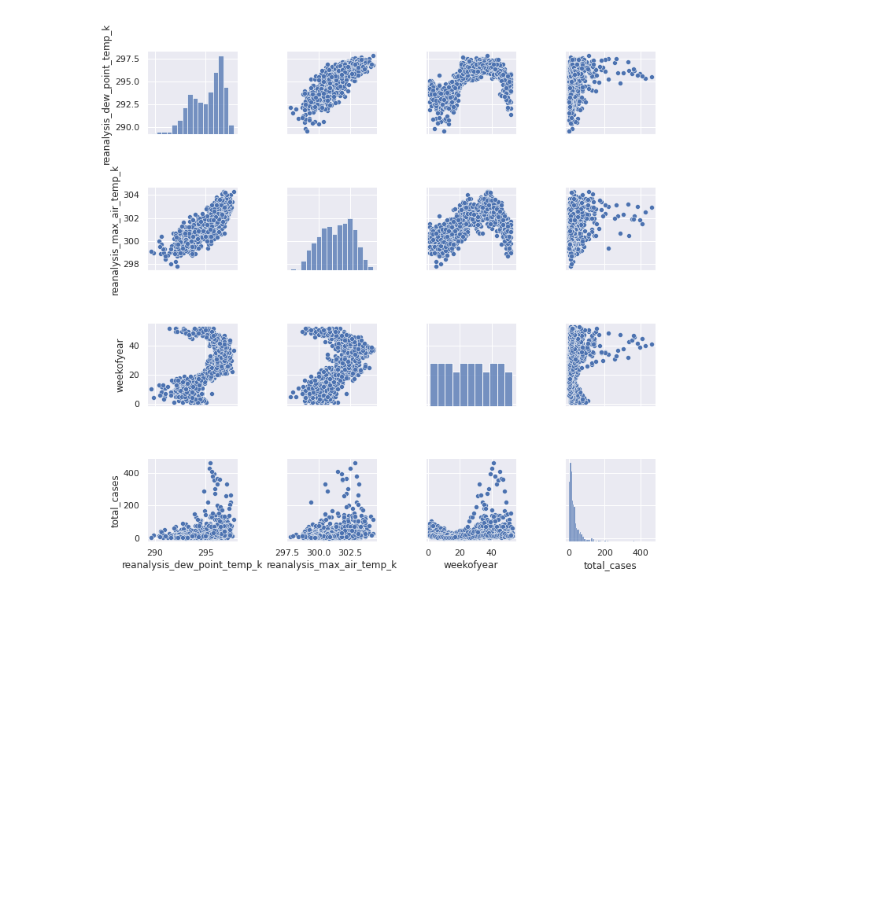
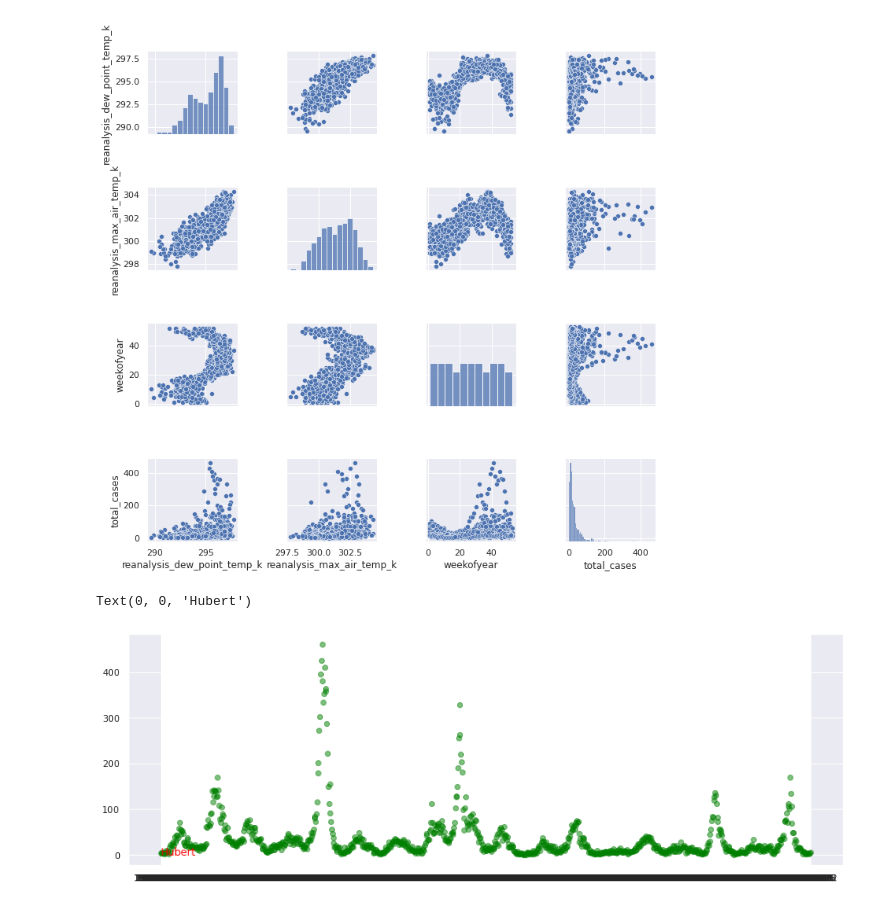
Before and after one commit to sipocz/_dengue, a Jupyter notebook: _dengue_01.ipynb, the cells around one changed output. Drawn from its saved outputs; the diff is of its cells as text; code cells hidden in the pictures; blank space fills up the shorter version.

Commit message:
Létrehozva a Colaboratory használatával

```diff
--- a/_dengue_01.ipynb
+++ b/_dengue_01.ipynb
@@ -3,16 +47,4 @@
 # %%
-
-#_Dengue
-
-_PCVERSION_=False
-
-
-if _PCVERSION_:
-    basedir="C:/Users/sipocz/OneDrive/Dokumentumok/GitHub"
-else:
-    from google.colab import drive
-    drive.mount('/content/drive',force_remount=True)
-    basedir="/content/drive/My Drive/001_AI"
 
 import numpy as np
 import pandas as pd
@@ -35,8 +67,8 @@ def outlierStatistic(X_train_predict):
             outlier+=1
     print(f"A összes ({maxX} darabból {outlier} darab outlier van. Az {outlier/maxX*100:5.1f} %.)")
 
-features_train=basedir+"/_dengue/dengue_features_train.csv"
-labels_train=basedir+"/_dengue/dengue_labels_train.csv"
+features_train=basedir+_project+"/"+"dengue_features_train.csv"
+labels_train=basedir+_project+"/"+"dengue_labels_train.csv"
 
 
 X_train=pd.read_csv(features_train)
@@ -179,3 +210,14 @@ sns.pairplot(XX_sj[["reanalysis_dew_point_temp_k","reanalysis_max_air_temp_k","w
 plt.show();
 # %% [output]
 [figure]
+# %%
+plt.figure(figsize=(15,5))
+plt.subplot(111)
+#plt.scatter(indexer,,c="green",alpha=0.5)
+plt.scatter(XX_sj["week_start_date"],XX_sj["total_cases"],c="green",alpha=0.5)
+#plt.scatter(indexer,hubpred_no_outliers[:],c="red",alpha=0.5)
+#plt.plot(df["Id"],diffihubert[:])
+plt.text(0,0,"Hubert",c="red")
+# %% [output]
+Text(0, 0, 'Hubert')
+[figure, added]
```
Also changed, not shown: parts of 9 cells of this notebook.
